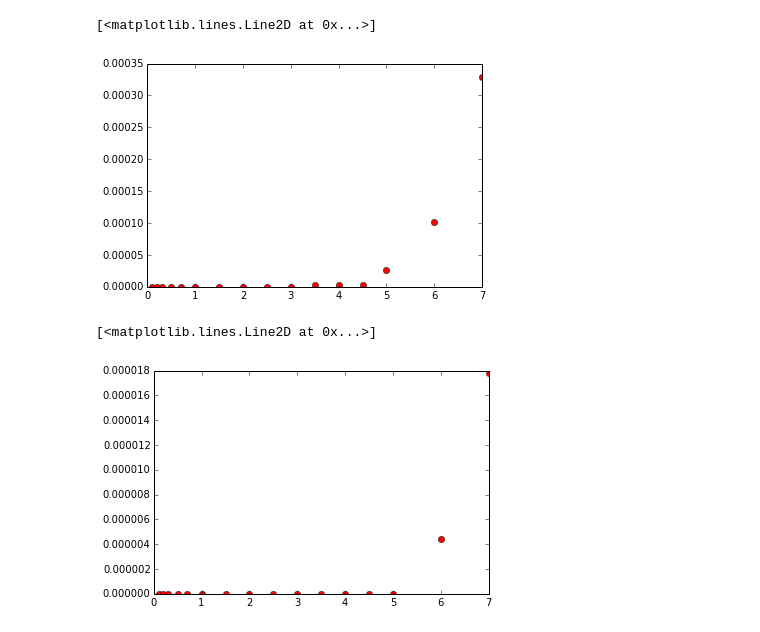
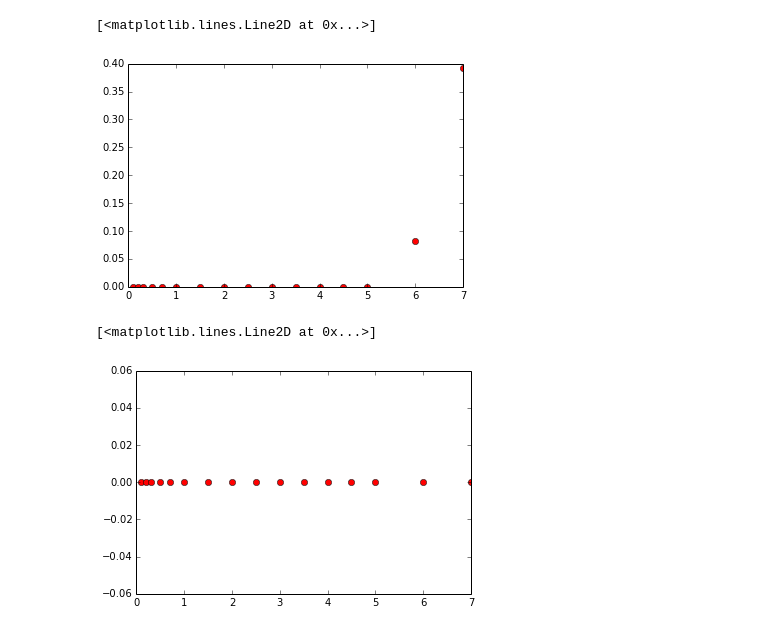
Before and after one commit to siruix/CrystalGrowthSimulation, a Jupyter notebook: com/sirui/analytic/plot-analysis.ipynb, the cells around one changed output. Drawn from its saved outputs; the diff is of its cells as text; code cells hidden in the pictures.

```diff
--- a/com/sirui/analytic/plot-analysis.ipynb
+++ b/com/sirui/analytic/plot-analysis.ipynb
@@ -80,11 +81,11 @@ plt.plot(beta_mu, y15, 'ro')
 # %%
 df2 = [None]*len(beta_mu)
+y2 = np.zeros(len(beta_mu))
 for i in range(len(beta_mu)):
     df2[i] = pd.read_csv('images/sim_betaphi2.0_betamu%s/coverage.csv' % beta_mu[i], header=None)
-
-y2 = np.zeros(len(beta_mu))
-for i in range(len(beta_mu)):
-    y2[i] = (df2[i].loc[delta] - df2[i].loc[0]) / delta
+    with open('images/sim_betaphi2.0_betamu%s/deposition_rate_per_site.txt' % beta_mu[i], 'r') as f:
+        deposition_rate = float(f.readline())
+        y2[i] = (df2[i].loc[delta] - df2[i].loc[0]) / delta / deposition_rate
 
 plt.plot(beta_mu, y2, 'ro')
 # %% [output]
@@ -93,11 +94,11 @@ plt.plot(beta_mu, y2, 'ro')
 # %%
 df25 = [None]*len(beta_mu)
+y25 = np.zeros(len(beta_mu))
 for i in range(len(beta_mu)):
     df25[i] = pd.read_csv('images/sim_betaphi2.5_betamu%s/coverage.csv' % beta_mu[i], header=None)
-
-y25 = np.zeros(len(beta_mu))
-for i in range(len(beta_mu)):
-    y25[i] = (df25[i].loc[delta] - df25[i].loc[0]) / delta
+    with open('images/sim_betaphi2.5_betamu%s/deposition_rate_per_site.txt' % beta_mu[i], 'r') as f:
+        deposition_rate = float(f.readline())
+        y25[i] = (df25[i].loc[delta] - df25[i].loc[0]) / delta / deposition_rate
 
 plt.plot(beta_mu, y25, 'ro')
 # %% [output]
@@ -106,11 +107,11 @@ plt.plot(beta_mu, y25, 'ro')
 # %%
 df3 = [None]*len(beta_mu)
+y3 = np.zeros(len(beta_mu))
 for i in range(len(beta_mu)):
     df3[i] = pd.read_csv('images/sim_betaphi3.0_betamu%s/coverage.csv' % beta_mu[i], header=None)
-
-y3 = np.zeros(len(beta_mu))
-for i in range(len(beta_mu)):
-    y3[i] = (df3[i].loc[delta] - df3[i].loc[0]) / delta
+    with open('images/sim_betaphi3.0_betamu%s/deposition_rate_per_site.txt' % beta_mu[i], 'r') as f:
+        deposition_rate = float(f.readline())
+        y3[i] = (df3[i].loc[delta] - df3[i].loc[0]) / delta / deposition_rate
 
 plt.plot(beta_mu, y3, 'ro')
 # %% [output]
@@ -119,26 +120,26 @@ plt.plot(beta_mu, y3, 'ro')
 # %%
 df4 = [None]*len(beta_mu)
+y4 = np.zeros(len(beta_mu))
 for i in range(len(beta_mu)):
     df4[i] = pd.read_csv('images/sim_betaphi4.0_betamu%s/coverage.csv' % beta_mu[i], header=None)
-
-y4 = np.zeros(len(beta_mu))
-for i in range(len(beta_mu)):
-    y4[i] = (df4[i].loc[delta] - df4[i].loc[0]) / delta
+    with open('images/sim_betaphi4.0_betamu%s/deposition_rate_per_site.txt' % beta_mu[i], 'r') as f:
+        deposition_rate = float(f.readline())
+        y4[i] = (df4[i].loc[delta] - df4[i].loc[0]) / delta / deposition_rate
 
 plt.plot(beta_mu, y4, 'ro')
 # %% [output]
 [<matplotlib.lines.Line2D at 0x...>]
-[figure, old version]
+[figure, new version]
 # %%
 df5 = [None]*len(beta_mu)
+y5 = np.zeros(len(beta_mu))
 for i in range(len(beta_mu)):
     df5[i] = pd.read_csv('images/sim_betaphi5.0_betamu%s/coverage.csv' % beta_mu[i], header=None)
-
-y5 = np.zeros(len(beta_mu))
-for i in range(len(beta_mu)):
-    y5[i] = (df5[i].loc[delta] - df5[i].loc[0]) / delta
+    with open('images/sim_betaphi5.0_betamu%s/deposition_rate_per_site.txt' % beta_mu[i], 'r') as f:
+        deposition_rate = float(f.readline())
+        y5[i] = (df5[i].loc[delta] - df5[i].loc[0]) / delta / deposition_rate
 
 plt.plot(beta_mu, y5, 'ro')
 # %% [output]
 [<matplotlib.lines.Line2D at 0x...>]
-[figure, old version]
+[figure, new version]
```
Also changed, not shown: parts of 12 cells of this notebook, 7 other files.
